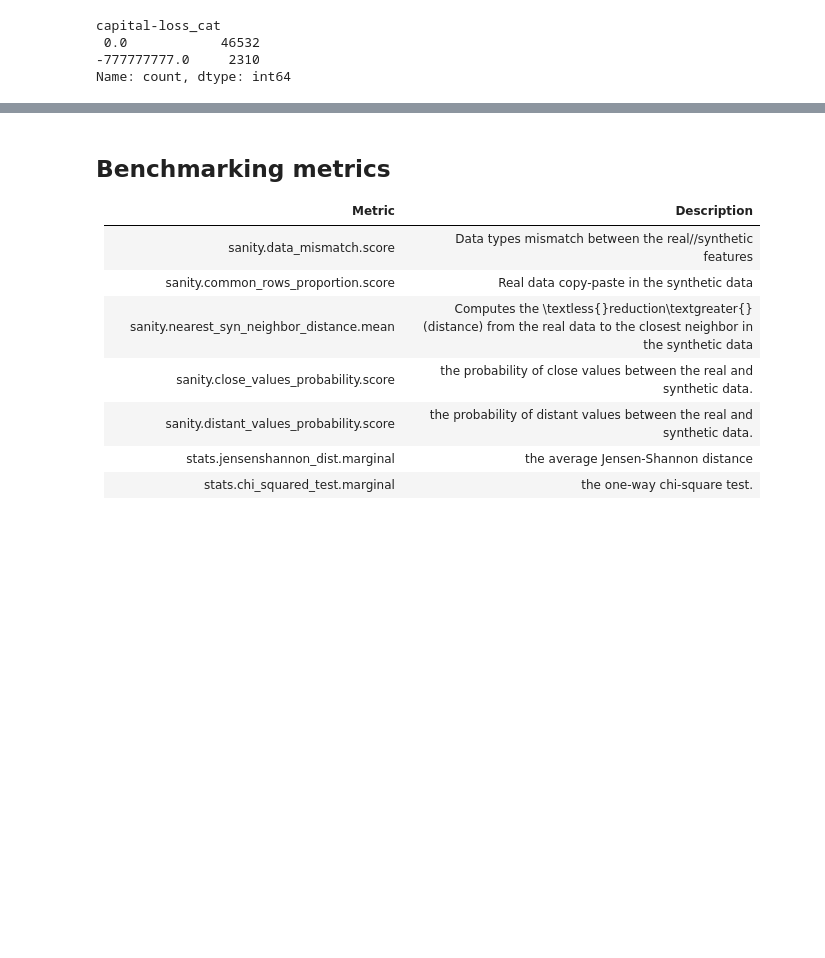
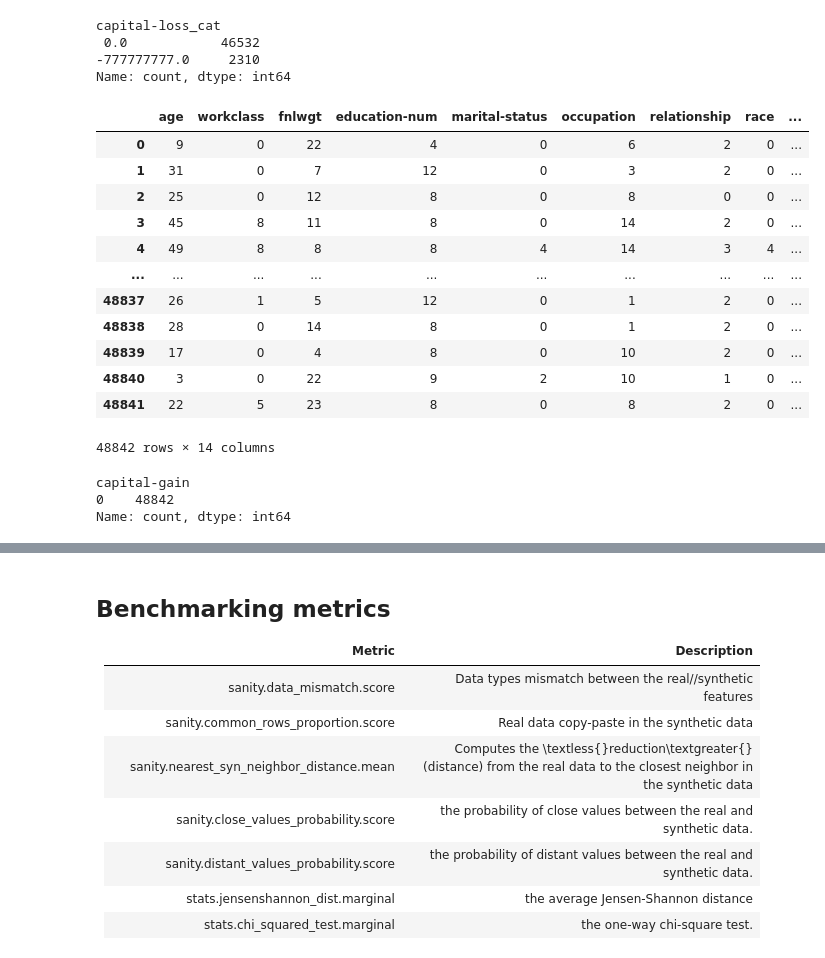
Before and after one commit to vanderschaarlab/synthcity, a Jupyter notebook: tutorials/tutorial10_sequential_synthesis.ipynb, the cells around one changed output, grey strips where cells are left out. Drawn from its saved outputs; the diff is of its cells as text; code cells hidden in the pictures; blank space fills up the shorter version.

```diff
--- a/tutorials/tutorial10_sequential_synthesis.ipynb
+++ b/tutorials/tutorial10_sequential_synthesis.ipynb
@@ -384,5 +398,27 @@ user_rules = {
 # %%
-synthetic_df = prep.postprocess(synthetic_df, rules=user_rules)
+synthetic_df = prep.postprocess(synthetic_df)
+# %%
+synthetic_df
+# %% [output]
+|  | age | workclass | fnlwgt | education-num | marital-status | occupation | relationship | race | ... |
+| 0 | 9 | 0 | 22 | 4 | 0 | 6 | 2 | 0 | ... |
+| 1 | 31 | 0 | 7 | 12 | 0 | 3 | 2 | 0 | ... |
+| 2 | 25 | 0 | 12 | 8 | 0 | 8 | 0 | 0 | ... |
+| 3 | 45 | 8 | 11 | 8 | 0 | 14 | 2 | 0 | ... |
+| 4 | 49 | 8 | 8 | 8 | 4 | 14 | 3 | 4 | ... |
+| ... | ... | ... | ... | ... | ... | ... | ... | ... | ... |
+| 48837 | 26 | 1 | 5 | 12 | 0 | 1 | 2 | 0 | ... |
+| 48838 | 28 | 0 | 14 | 8 | 0 | 1 | 2 | 0 | ... |
+| 48839 | 17 | 0 | 4 | 8 | 0 | 10 | 2 | 0 | ... |
+| 48840 | 3 | 0 | 22 | 9 | 2 | 10 | 1 | 0 | ... |
+| 48841 | 22 | 5 | 23 | 8 | 0 | 8 | 2 | 0 | ... |
+48842 rows × 14 columns
+# %%
+synthetic_df["capital-gain"].value_counts()
+# %% [output]
+capital-gain
+0    48842
+Name: count, dtype: int64
 # %%
 # third party
 import matplotlib.pyplot as plt
```
Also changed, not shown: parts of 10 cells of this notebook, 4 other files.
